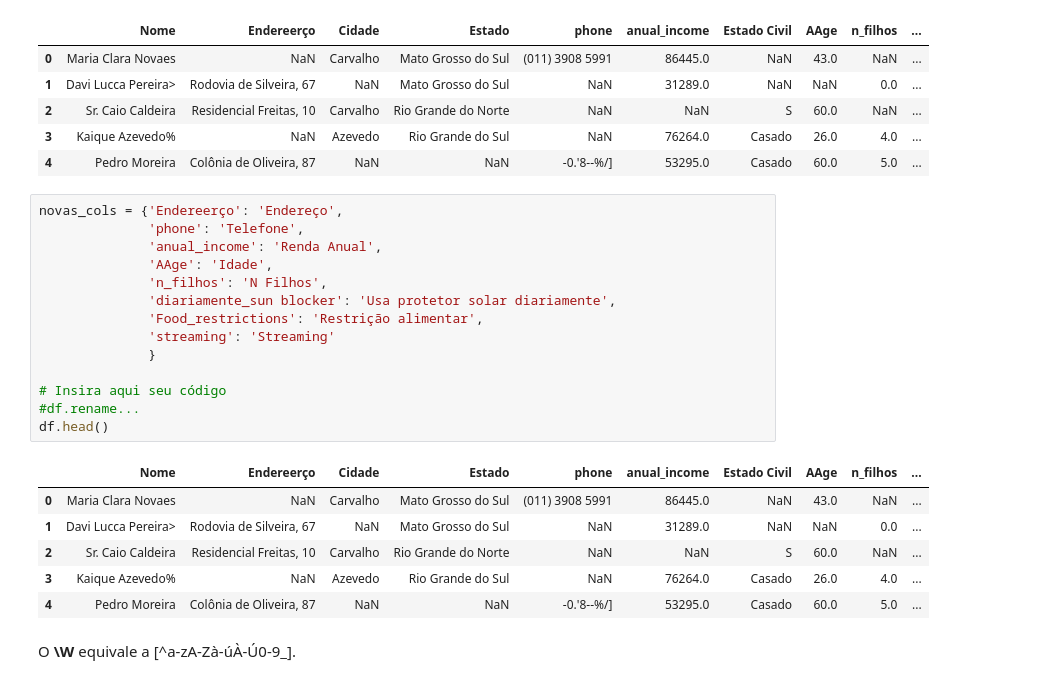
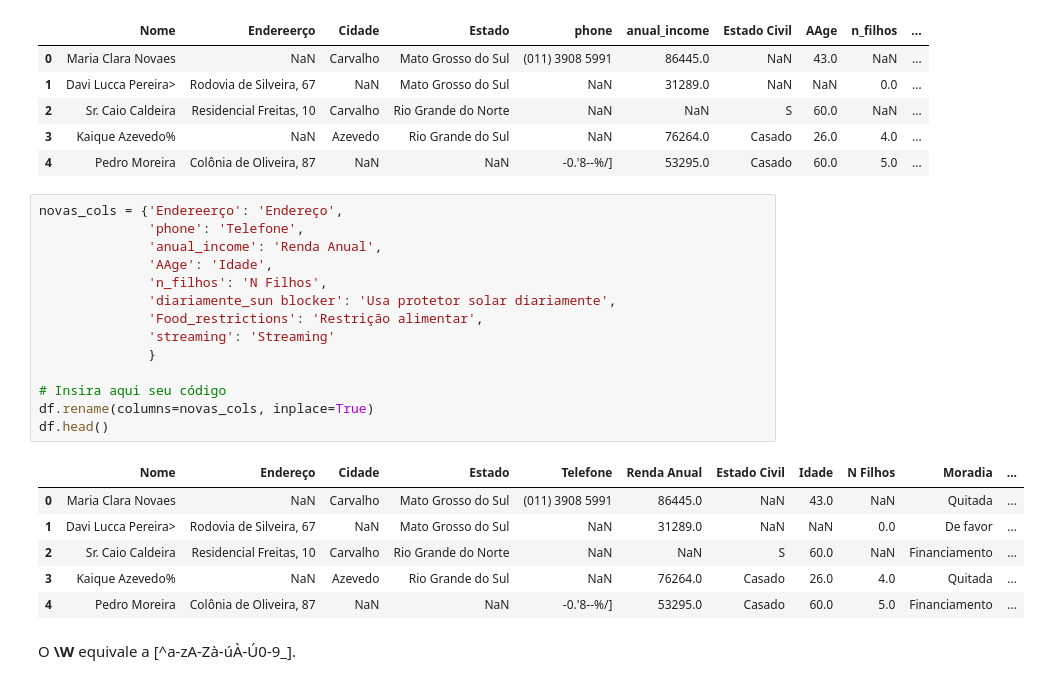
Before and after one commit to dsreliete/Womakerscode-DA-colabs, a Jupyter notebook: [Notebook]_Python_para_Dados_Data_Wrangling.ipynb, the cells around one changed output. Drawn from its saved outputs; the diff is of its cells as text.

```diff
--- a/[Notebook]_Python_para_Dados_Data_Wrangling.ipynb
+++ b/[Notebook]_Python_para_Dados_Data_Wrangling.ipynb
@@ -27,23 +27,23 @@ df.head()
 # %%
 novas_cols = {'Endereerço': 'Endereço',
               'phone': 'Telefone',
               'anual_income': 'Renda Anual',
               'AAge': 'Idade',
               'n_filhos': 'N Filhos',
               'diariamente_sun blocker': 'Usa protetor solar diariamente',
               'Food_restrictions': 'Restrição alimentar',
               'streaming': 'Streaming'
               }
 
 # Insira aqui seu código
-#df.rename...
+df.rename(columns=novas_cols, inplace=True)
 df.head()
 # %% [output]
-|  | Nome | Endereerço | Cidade | Estado | phone | anual_income | Estado Civil | AAge | n_filhos | ... |
-| 0 | Maria Clara Novaes | NaN | Carvalho | Mato Grosso do Sul | (011) 3908 5991 | 86445.0 | NaN | 43.0 | NaN | ... |
-| 1 | Davi Lucca Pereira> | Rodovia de Silveira, 67 | NaN | Mato Grosso do Sul | NaN | 31289.0 | NaN | NaN | 0.0 | ... |
-| 2 | Sr. Caio Caldeira | Residencial Freitas, 10 | Carvalho | Rio Grande do Norte | NaN | NaN | S | 60.0 | NaN | ... |
-| 3 | Kaique Azevedo% | NaN | Azevedo | Rio Grande do Sul | NaN | 76264.0 | Casado | 26.0 | 4.0 | ... |
-| 4 | Pedro Moreira | Colônia de Oliveira, 87 | NaN | NaN | -0.'8--%/] | 53295.0 | Casado | 60.0 | 5.0 | ... |
+|  | Nome | Endereço | Cidade | Estado | Telefone | Renda Anual | Estado Civil | Idade | N Filhos | Moradia | ... |
+| 0 | Maria Clara Novaes | NaN | Carvalho | Mato Grosso do Sul | (011) 3908 5991 | 86445.0 | NaN | 43.0 | NaN | Quitada | ... |
+| 1 | Davi Lucca Pereira> | Rodovia de Silveira, 67 | NaN | Mato Grosso do Sul | NaN | 31289.0 | NaN | NaN | 0.0 | De favor | ... |
+| 2 | Sr. Caio Caldeira | Residencial Freitas, 10 | Carvalho | Rio Grande do Norte | NaN | NaN | S | 60.0 | NaN | Financiamento | ... |
+| 3 | Kaique Azevedo% | NaN | Azevedo | Rio Grande do Sul | NaN | 76264.0 | Casado | 26.0 | 4.0 | Quitada | ... |
+| 4 | Pedro Moreira | Colônia de Oliveira, 87 | NaN | NaN | -0.'8--%/] | 53295.0 | Casado | 60.0 | 5.0 | Financiamento | ... |
 # %% [markdown]
 O **\W** equivale a [^a-zA-Zà-úÀ-Ú0-9_].
```
Also changed, not shown: parts of 16 cells of this notebook.
